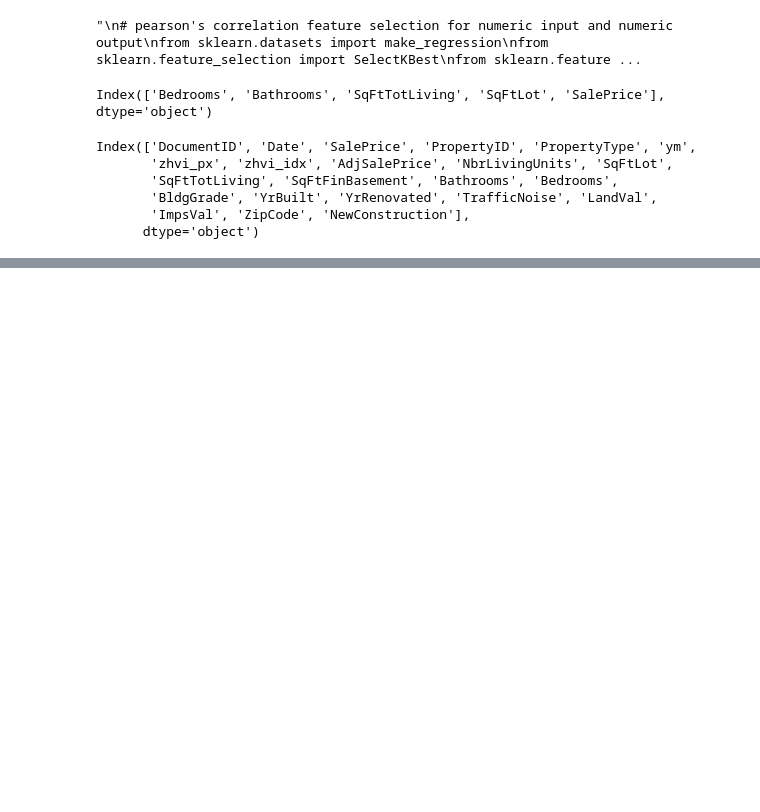
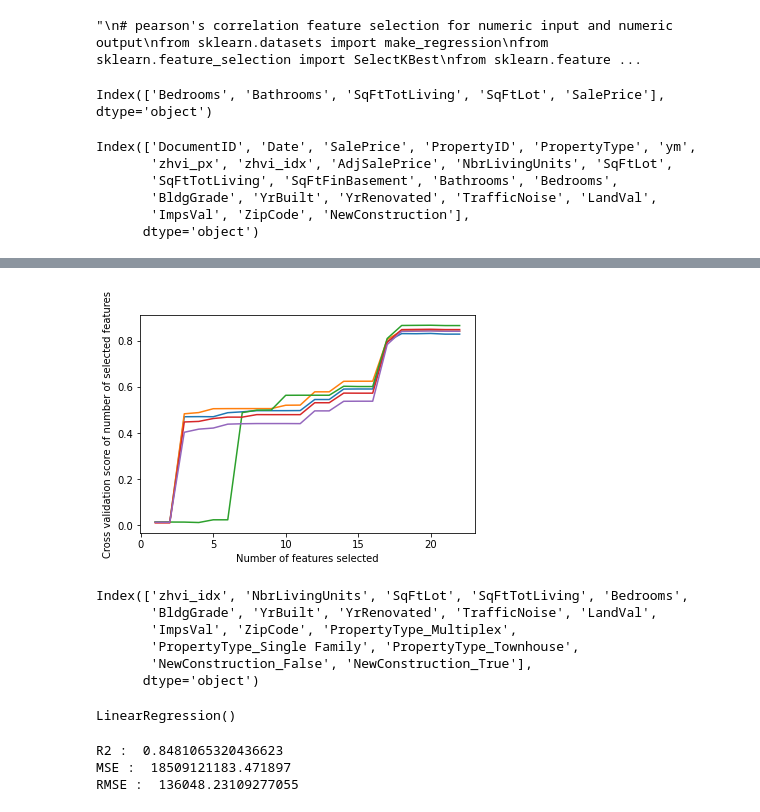
Before and after one commit to amithsbhat/machinelearning, a Jupyter notebook: houseprices.ipynb, the cells around one changed output, grey strips where cells are left out. Drawn from its saved outputs; the diff is of its cells as text; code cells hidden in the pictures; blank space fills up the shorter version.

```diff
--- a/houseprices.ipynb
+++ b/houseprices.ipynb
@@ -345,0 +470,7 @@ house_prices['DtStamp']= house_prices['DtStamp'].astype(int)
+# %%
+from sklearn.feature_selection import RFE
+from sklearn.linear_model import LogisticRegression
+# #Selecting the Best important features according to Logistic Regression
+rfe_selector = RFE(estimator=LinearRegression(),n_features_to_select = 10, step = 1)
+rfe_selector.fit(X_train, y_train)
+X_train.columns[rfe_selector.get_support()]
@@ -345,0 +483,6 @@ house_prices['DtStamp']= house_prices['DtStamp'].astype(int)
+# %%
+from sklearn.feature_selection import SelectFromModel
+# #Selecting the Best important features according to Logistic Regression using SelectFromModel
+sfm_selector = SelectFromModel(estimator=LinearRegression())
+sfm_selector.fit(X_train, y_train)
+X.columns[sfm_selector.get_support()]
@@ -345,0 +491,6 @@ house_prices['DtStamp']= house_prices['DtStamp'].astype(int)
+# %%
+from sklearn.feature_selection import SequentialFeatureSelector
+#Selecting the Best important features according to Logistic Regression
+sfs_selector = SequentialFeatureSelector(estimator=LinearRegression(), n_features_to_select = 0.9, cv =10, direction ='backward')
+sfs_selector.fit(X_train, y_train)
+X.columns[sfs_selector.get_support()]
@@ -345,0 +515,10 @@ house_prices['DtStamp']= house_prices['DtStamp'].astype(int)
+# %%
+from sklearn.feature_selection import RFECV
+
+# The "accuracy" scoring is proportional to the number of correct classifications
+model = LinearRegression()
+rfecv = RFECV(estimator=model, step=1, cv=5, scoring='r2')   #5-fold cross-validation
+rfecv = rfecv.fit(X_train, y_train)
+
+print('Optimal number of features :', rfecv.n_features_)
+print('Best features :', X_train.columns[rfecv.support_])
@@ -345,0 +534,22 @@ house_prices['DtStamp']= house_prices['DtStamp'].astype(int)
+# %%
+import matplotlib.pyplot as plt
+plt.figure()
+plt.xlabel("Number of features selected")
+plt.ylabel("Cross validation score of number of selected features")
+plt.plot(range(1, len(rfecv.grid_scores_) + 1), rfecv.grid_scores_)
+plt.show()
+# %% [output]
+[figure, added]
+# %%
+from sklearn.feature_selection import SequentialFeatureSelector
+#Selecting the Best important features according to Logistic Regression
+sfs_selector = SequentialFeatureSelector(estimator=LinearRegression(), n_features_to_select = 0.8, cv =10, direction ='backward')
+sfs_selector.fit(X_train, y_train)
+X.columns[sfs_selector.get_support()]
+# %% [output]
+Index(['zhvi_idx', 'NbrLivingUnits', 'SqFtLot', 'SqFtTotLiving', 'Bedrooms',
+       'BldgGrade', 'YrBuilt', 'YrRenovated', 'TrafficNoise', 'LandVal',
+       'ImpsVal', 'ZipCode', 'PropertyType_Multiplex',
+       'PropertyType_Single Family', 'PropertyType_Townhouse',
+       'NewConstruction_False', 'NewConstruction_True'],
+      dtype='object')
@@ -345,0 +564,19 @@ house_prices['DtStamp']= house_prices['DtStamp'].astype(int)
+# %%
+model = LinearRegression ().fit(X_train, y_train.ravel())
+model
+# %% [output]
+LinearRegression()
+# %%
+training_predictions = model.predict(X_train)
+from sklearn.metrics import mean_squared_error, r2_score
+from math import sqrt
+
+## TODO : find R2 by comparing 'y' and 'predictions'
+print ("R2 : " , r2_score(y_train, training_predictions))
+
+print ("MSE : ", mean_squared_error(y_train, training_predictions))
+print ("RMSE : ", sqrt(mean_squared_error(y_train, training_predictions)) )
+# %% [output]
+R2 :  0.8481065320436623
+MSE :  18509121183.471897
+RMSE :  136048.23109277055
```
Also changed, not shown: parts of 24 cells of this notebook.
